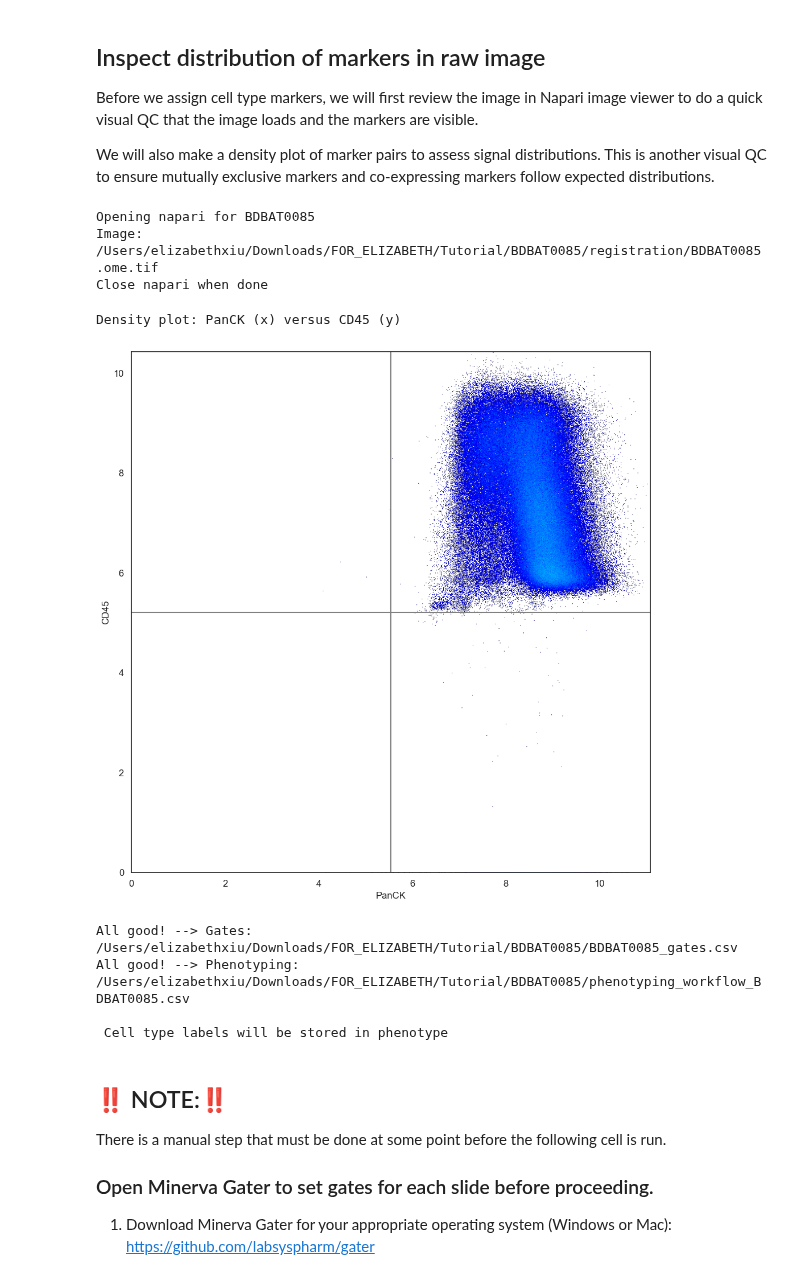
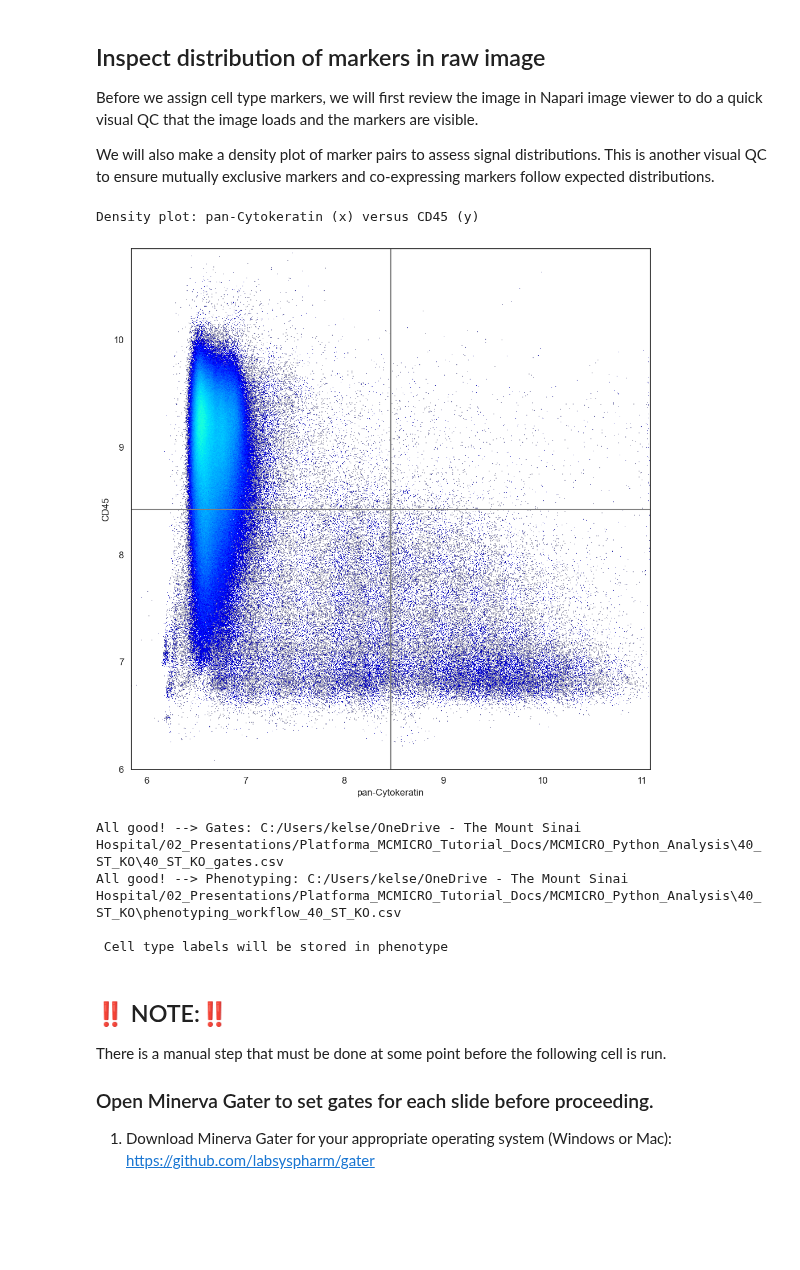
Before and after one commit to elizabethxiu/Elizabeth_Notebooks, a Jupyter notebook: Elizabeth_step1_NoPC_scimap_processing.ipynb, the cells around one changed output. Cells and saved outputs as stored; diff of their text form; code cells hidden in the pictures; blank space fills up the shorter version.

```diff
--- a/Elizabeth_step1_NoPC_scimap_processing.ipynb
+++ b/Elizabeth_step1_NoPC_scimap_processing.ipynb
@@ -71,29 +71,44 @@ WARNING:root:openblas_set_num_threads not found
 # %%
-
 # -------------------------------------------------------------------
 ## ‼️ UPDATE‼️ this cell every time you run a new sample
 # -------------------------------------------------------------------
 # Who/what is this sample
-sample_id = 'BDBAT0085'# Update your sample barcode -- must match MCMICRO folder name
-exp = 'Tutorial' # Update your experiment name, used in output file names
+sample_id = '40_ST_KO'# Update your sample barcode -- must match MCMICRO folder name
+exp = 'KS2' # Update your experiment name, used in output file names
 date = date.today() # Automatically updates to today's date
-genotype  = 'Test' # Update exp. condition
+genotype  = 'KO' # Update exp. condition
 
 # Where is the data
-working_dir = '/Users/elizabethxiu/Downloads/FOR_ELIZABETH/Tutorial' # Please update root folder containing all the samples
+working_dir = 'C:/Users/kelse/OneDrive - The Mount Sinai Hospital/02_Presentations/Platforma_MCMICRO_Tutorial_Docs/MCMICRO_Python_Analysis' # Please update root folder containing all the samples
 
 # How many ROIs to draw
-n_rois = 1 # Update to match how many you want. ‼️NOTE‼️ if you change this you also need to:
+n_rois = 2 # Update to match how many you want. ‼️NOTE‼️ if you change this you also need to:
            # --> add/remove ROI drawing cells accordingly
 
 # Names for each ROI you'll draw (in order: ROI1, ROI2, ROI3...)
 # Update this list to match how many ROIs you're drawing and what to call them
-roi_names = ['Tumor']  # ‼️UPDATE THIS‼️ —- one name per ROI you plan to draw
+roi_names = ['Tumor','Spleen']  # ‼️UPDATE THIS‼️ —- one name per ROI you plan to draw
 
 # Which markers to show in validation heatmap?
 # Pull marker names from markers.csv instead of typing them by hand
 markers_df = pd.read_csv(f'{working_dir}/{sample_id}/markers.csv')
-heatmap_markers = [m for m in markers_df['marker_name'] if 'dna' not in m.lower() and 'af' not in m.lower()]
+# Filter markers
+markers = [
+    m for m in markers_df['marker_name']
+    if 'dna' not in m.lower() and 'af' not in m.lower()
+]
+# Count total occurrences
+counts = Counter(markers)
+# Track which occurrence we're on
+seen = defaultdict(int)
+
+heatmap_markers = []
+for marker in markers:
+    if counts[marker] > 1:
+        seen[marker] += 1
+        heatmap_markers.append(f"{marker}_{seen[marker]}")
+    else:
+        heatmap_markers.append(marker)
 # don't include DNAs or AFs as heatmap immune markers
 
 # Print a summary to make sure everything looks right
@@ -102,6 +117,7 @@ print(f"  Sample    : {sample_id}")
 print(f"  Genotype  : {genotype}")
 print(f"  Root directory  : {working_dir}")
 print(f"  Date    : {date}")
+print(f"  ROI names: {roi_names}")
 print(f"  Heatmap markers: {heatmap_markers}")
 # %% [output]
 Configuration summary below:
@@ -312,39 +319,35 @@ sm.pl.image_viewer( # scimap plotting function, opens the tissue image w/ each m
     subset=subset_to_use, # which sample to display
     markers= None # load markers and DNA
 )
-# %% [output]
-Opening napari for BDBAT0085
-Image: /Users/elizabethxiu/Downloads/FOR_ELIZABETH/Tutorial/BDBAT0085/registration/BDBAT0085.ome.tif
-Close napari when done
 # %%
 ## Density plot to see marker distributions before gating
 
 # ‼️UPDATE ‼️ -- Change these 2 markers to look at different combinations
-marker_x = 'PanCK'   # the x axis marker
+marker_x = 'pan-Cytokeratin'   # the x axis marker
 marker_y = 'CD45'     # the y axis marker
 
 subset_to_use = adata.obs['imageid'].unique()[0] # get sample name again
 print(f"Density plot: {marker_x} (x) versus {marker_y} (y)")
 
 
 sm.pl.densityPlot2D( # another scimap plotting function, plots every cell as point on 2D grid
     adata,
     marker_x, # x-axis marker (positional argument no keyword needed)
     markerB=marker_y, # y-axis marker (keyword argument)
     layer=None, # use raw unscaled data (None means use adata.X directly)
     imageid='imageid', # column that identifies the sample
     subset=subset_to_use, # only plot this sample
     ncols=None, # num of columns if making multiple plots (None = auto)
     cmap='jet', # color map; blue, green, yellow, red is low to high density
     figsize=(10, 10), # width by height of the plot (inches)
     fontsize=None, # font size for labels (None = default)
     dpi=100, # resolution of the plot (dots/inch)
     xticks=None, # custom x-axis tick marks (None = auto)
     yticks=None # custom y-axis tick marks (None = auto)
 )
 # %% [output]
-Density plot: PanCK (x) versus CD45 (y)
+Density plot: pan-Cytokeratin (x) versus CD45 (y)
-[figure, old version]
+[figure, new version]
 # %%
 ## Point to the gating and phenotyping files (these come from the configuration cell at the beginning)
 
@@ -358,8 +361,8 @@ for label, path in [('Gates',       gates_file), # csv with one row per marker a
 
 print(f"\n Cell type labels will be stored in {pheno_label}")
 # %% [output]
-All good! --> Gates: /Users/elizabethxiu/Downloads/FOR_ELIZABETH/Tutorial/BDBAT0085/BDBAT0085_gates.csv
-All good! --> Phenotyping: /Users/elizabethxiu/Downloads/FOR_ELIZABETH/Tutorial/BDBAT0085/phenotyping_workflow_BDBAT0085.csv
+All good! --> Gates: C:/Users/kelse/OneDrive - The Mount Sinai Hospital/02_Presentations/Platforma_MCMICRO_Tutorial_Docs/MCMICRO_Python_Analysis\40_ST_KO\40_ST_KO_gates.csv
+All good! --> Phenotyping: C:/Users/kelse/OneDrive - The Mount Sinai Hospital/02_Presentations/Platforma_MCMICRO_Tutorial_Docs/MCMICRO_Python_Analysis\40_ST_KO\phenotyping_workflow_40_ST_KO.csv
 
  Cell type labels will be stored in phenotype
 # %% [markdown]
```
Also changed, not shown: parts of 21 cells of this notebook.
